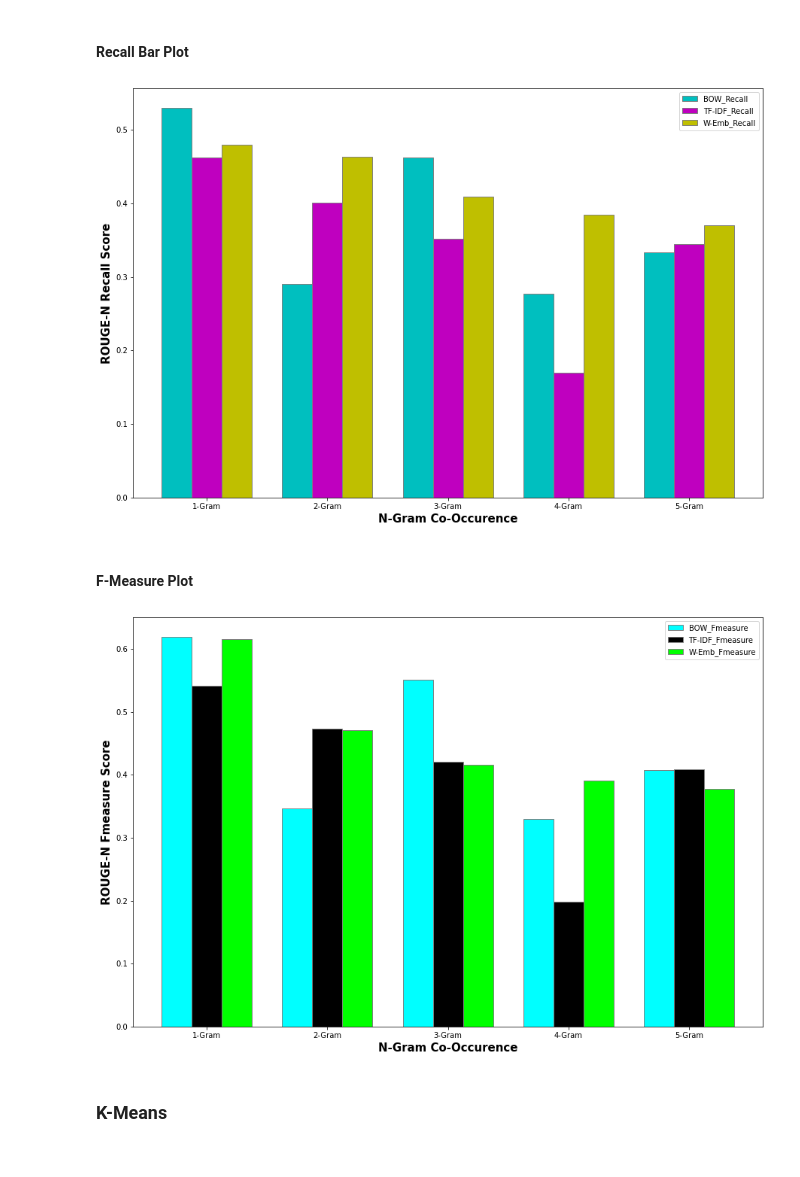
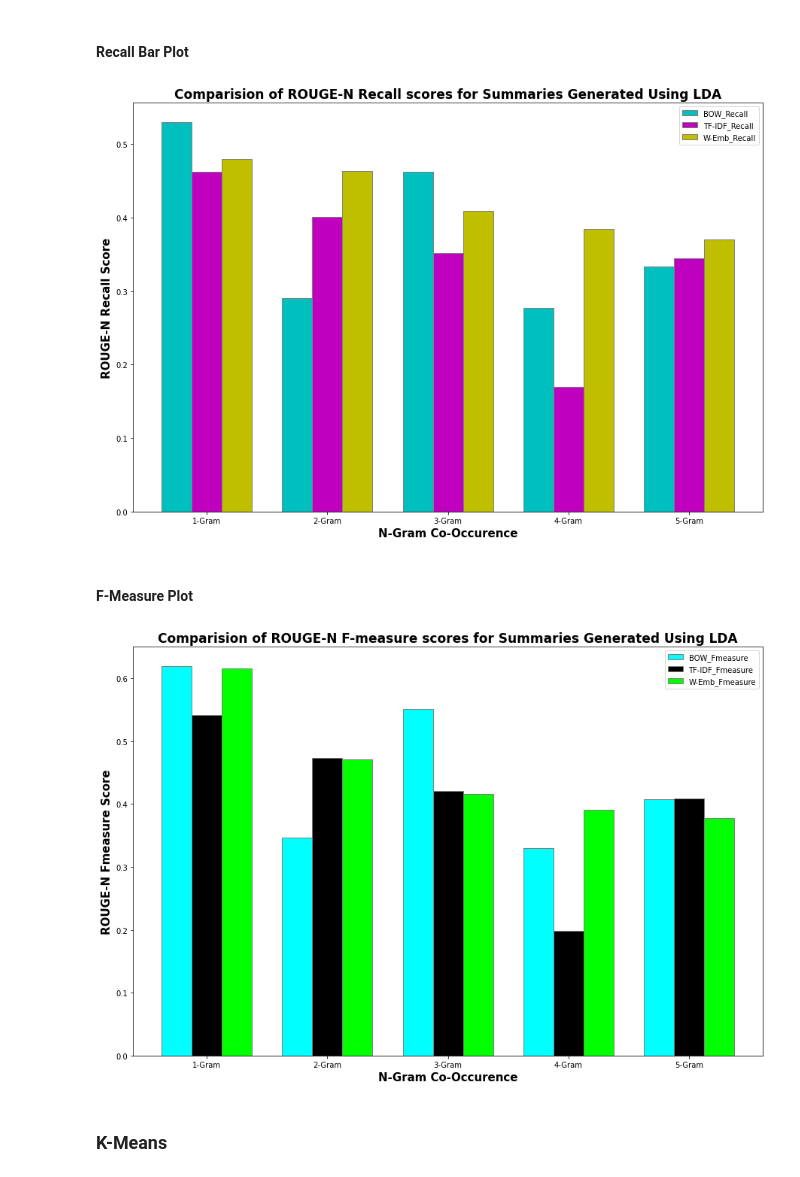
Before and after one commit to splAcharya/Extractive_Text_Summarization, a Jupyter notebook: ExTs.ipynb, the cells around one changed output. Saved outputs shown, nothing was run; the diff lists cells and outputs as text; code cells hidden in the pictures.

```diff
--- a/ExTs.ipynb
+++ b/ExTs.ipynb
@@ -1812,22 +1816,23 @@ plt.show()
 # %%
 fig = plt.subplots( figsize=(15, 10))
 barWidth = 0.25
 
 nGramRangeA = [i for i in range(1,6)]
 nGramRangeB = [i + barWidth for i in nGramRangeA]
 nGramRangeC = [i + barWidth for i in nGramRangeB]
 
 #make plots
 plt.bar(nGramRangeA, lda_comparision_df["BOW_Recall"], color = 'c', width = barWidth, edgecolor = 'grey', label = 'BOW_Recall')
 plt.bar(nGramRangeB, lda_comparision_df["TF-IDF_Recall"], color = 'm', width = barWidth, edgecolor = 'grey', label = 'TF-IDF_Recall')
 plt.bar(nGramRangeC, lda_comparision_df["W-Emb_Recall"], color = 'y', width = barWidth, edgecolor = 'grey', label = 'W-Emb_Recall')
 plt.legend()
 plt.xticks([1 + r + barWidth for r in range(len(nGramRangeC))], ['1-Gram', '2-Gram', '3-Gram', '4-Gram', '5-Gram'])
 plt.xlabel('N-Gram Co-Occurence', fontweight = 'bold', fontsize = 15)
 plt.ylabel('ROUGE-N Recall Score', fontweight = 'bold', fontsize = 15)
+plt.title("Comparision of ROUGE-N Recall scores for Summaries Generated Using LDA", fontweight = 'bold', fontsize=17)
 plt.show()
 # %% [output]
-[figure, old version]
+[figure, new version]
 # %% [markdown]
 #### F-Measure Plot
 # %%
@@ -1846,9 +1851,11 @@ plt.legend()
 plt.xticks([1 + r + barWidth for r in range(len(nGramRangeC))], ['1-Gram', '2-Gram', '3-Gram', '4-Gram', '5-Gram'])
 plt.xlabel('N-Gram Co-Occurence', fontweight = 'bold', fontsize = 15)
 plt.ylabel('ROUGE-N Fmeasure Score', fontweight = 'bold', fontsize = 15)
+plt.title("Comparision of ROUGE-N F-measure scores for Summaries Generated Using LDA", fontweight = 'bold', fontsize=17)
+
 plt.show()
 # %% [output]
-[figure, old version]
+[figure, new version]
 # %% [markdown]
 ### K-Means
 # %% [markdown]
```
Also changed, not shown: parts of 11 cells of this notebook.
